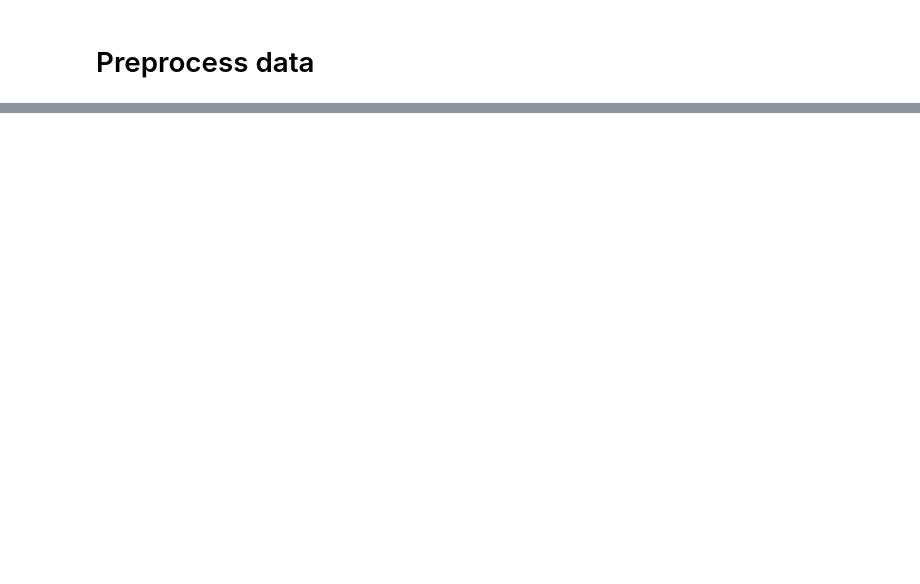
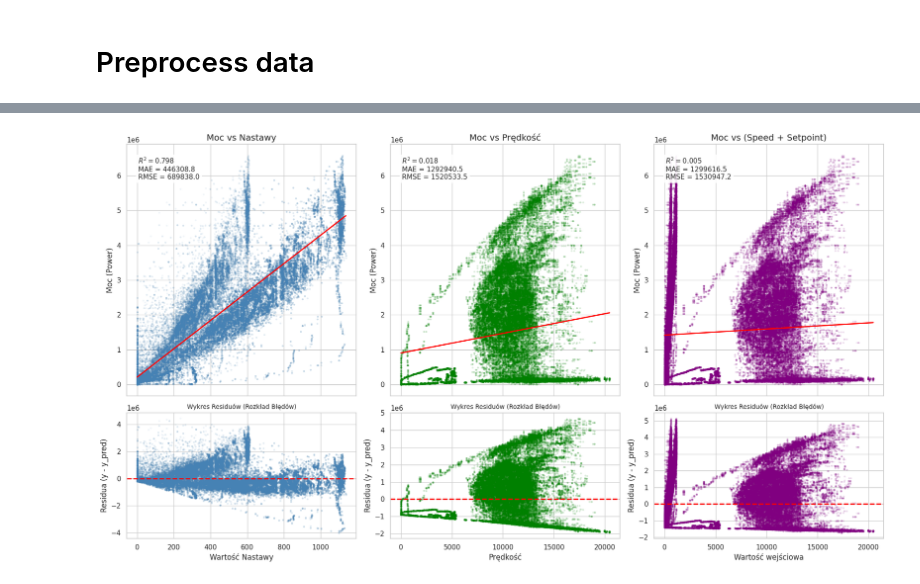
Before and after one commit to mechasB/Feed_Forward_Motor_Project, a Jupyter notebook: src/regression_method.ipynb, the cells around one changed output, grey strips where cells are left out. Drawn from its saved outputs; the diff is of its cells as text; code cells hidden in the pictures; blank space fills up the shorter version.

```diff
--- a/src/regression_method.ipynb
+++ b/src/regression_method.ipynb
@@ -80,0 +111,94 @@ Success! New file saved to: ../data/final_data.csv
+# %%
+# Upewniamy się, że styl jest ustawiony
+sns.set_theme(style="whitegrid")
+
+# Sprawdzenie czy dane są wczytane
+if 'merged' not in locals():
+    try:
+        merged = pd.read_csv('final_data.csv')
+    except:
+        print("Brak danych. Uruchom najpierw blok wczytywania danych.")
+
+# --- 1. PRZYGOTOWANIE DANYCH AGREGOWANYCH ---
+X_setpoints = pd.concat([merged['setpoint_fr'], merged['setpoint_rl'], merged['setpoint_rr']], ignore_index=True)
+Y_setpoints = pd.concat([merged['power'], merged['power'], merged['power']], ignore_index=True)
+
+X_speeds = pd.concat([merged['speed_fr'], merged['speed_rl'], merged['speed_rr']], ignore_index=True)
+Y_speeds = pd.concat([merged['power'], merged['power'], merged['power']], ignore_index=True)
+
+X_all = pd.concat([X_setpoints, X_speeds], ignore_index=True)
+Y_all = pd.concat([Y_setpoints, Y_speeds], ignore_index=True)
+
+
+# --- 2. FUNKCJE POMOCNICZE ---
+
+def plot_regression(x_data, y_data, ax, color, title, xlabel):
+    """Rysuje górny wykres: Regresja Liniowa z metrykami"""
+    X_reshaped = x_data.values.reshape(-1, 1)
+    model = LinearRegression()
+    model.fit(X_reshaped, y_data)
+    y_pred = model.predict(X_reshaped)
+
+    # Metryki
+    r2 = r2_score(y_data, y_pred)
+    mae = mean_absolute_error(y_data, y_pred)
+    rmse = np.sqrt(mean_squared_error(y_data, y_pred))
+
+    # Wykres
+    sns.regplot(x=x_data, y=y_data, ax=ax,
+                scatter_kws={'alpha': 0.05, 'color': color, 's': 5},
+                line_kws={'color': 'red', 'linewidth': 2})
+
+    stats_text = (f"$R^2 = {r2:.3f}$\n"
+                  f"MAE = {mae:.1f}\n"
+                  f"RMSE = {rmse:.1f}")
+
+    ax.text(0.05, 0.95, stats_text, transform=ax.transAxes, fontsize=11,
+            verticalalignment='top', bbox=dict(boxstyle='round', facecolor='white', alpha=0.9))
+
+    ax.set_title(title, fontsize=14)
+    ax.set_xlabel('') # Usuwamy opis osi X dla górnego wykresu (żeby nie dublować)
+    ax.set_ylabel('Moc (Power)')
+    ax.tick_params(labelbottom=False) # Ukrywamy etykiety osi X na górnym wykresie
+
+def plot_residuals(x_data, y_data, ax, color, xlabel):
+    """Rysuje dolny wykres: Residua (Błędy)"""
+    X_reshaped = x_data.values.reshape(-1, 1)
+    model = LinearRegression()
+    model.fit(X_reshaped, y_data)
+    y_pred = model.predict(X_reshaped)
+
+    # Obliczenie residuów (Błąd = Rzeczywistość - Model)
+    residuals = y_data - y_pred
+
+    # Rysowanie
+    ax.scatter(x_data, residuals, alpha=0.05, s=5, color=color)
+    ax.axhline(0, color='red', linestyle='--', lw=2) # Linia zerowa (brak błędu)
+
+    ax.set_title('Wykres Residuów (Rozkład Błędów)', fontsize=10)
+    ax.set_xlabel(xlabel)
+    ax.set_ylabel('Residua (y - y_pred)')
+
+# --- 3. RYSOWANIE CAŁOŚCI (SIATKA 2x3) ---
+# Zwiększamy wysokość figsize, bo mamy teraz 2 rzędy
+fig, axes = plt.subplots(2, 3, figsize=(18, 10), sharex='col', gridspec_kw={'height_ratios': [2, 1]})
+
+# --- KOLUMNA 1: Nastawy ---
+plot_regression(X_setpoints, Y_setpoints, axes[0, 0], 'steelblue',
+                'Moc vs Nastawy', 'Wartość Nastawy')
+plot_residuals(X_setpoints, Y_setpoints, axes[1, 0], 'steelblue', 'Wartość Nastawy')
+
+# --- KOLUMNA 2: Prędkości ---
+plot_regression(X_speeds, Y_speeds, axes[0, 1], 'green',
+                'Moc vs Prędkość', 'Prędkość')
+plot_residuals(X_speeds, Y_speeds, axes[1, 1], 'green', 'Prędkość')
+
+# --- KOLUMNA 3: Wszystko razem ---
+plot_regression(X_all, Y_all, axes[0, 2], 'purple',
+                'Moc vs (Speed + Setpoint)', 'Wartość wejściowa')
+plot_residuals(X_all, Y_all, axes[1, 2], 'purple', 'Wartość wejściowa')
+
+plt.tight_layout()
+plt.show()
+# %% [output]
+[figure, added]
```
Also changed, not shown: parts of 9 cells of this notebook.
